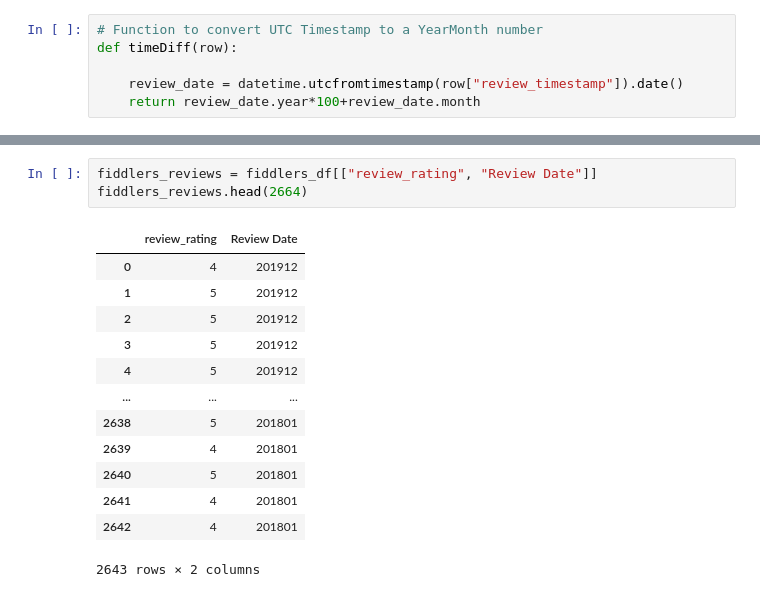
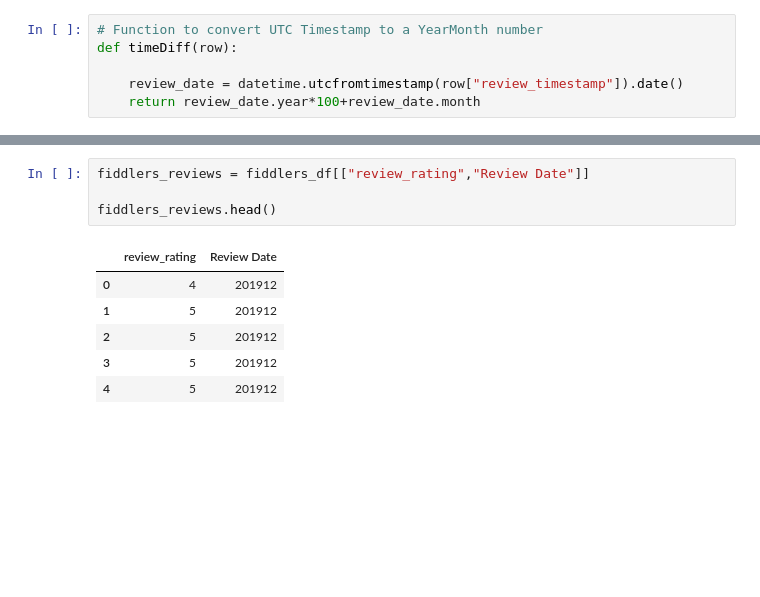
Before and after one commit to mattyk33/A-team, a Jupyter notebook: ATeamProjectPy.ipynb, the cells around one changed output, grey strips where cells are left out. Drawn from its saved outputs; the diff is of its cells as text; blank space fills up the shorter version.

```diff
--- a/ATeamProjectPy.ipynb
+++ b/ATeamProjectPy.ipynb
@@ -161,22 +115,16 @@ fiddlers_df.head()
 | 3 | 0x876c86885aa69d39:0xbfc66b3a3b2a... | https://www.google.com/maps/contr... | Nathaly Mora | 111771278008972827620 | NaN | NaN | NaN | ... |
 | 4 | 0x876c86885aa69d39:0xbfc66b3a3b2a... | https://www.google.com/maps/contr... | Chrissy | 117390541915050839567 | NaN | NaN | NaN | ... |
 # %%
-fiddlers_reviews = fiddlers_df[["review_rating", "Review Date"]]
-fiddlers_reviews.head(2664)
+fiddlers_reviews = fiddlers_df[["review_rating","Review Date"]]
+
+fiddlers_reviews.head()
 # %% [output]
 |  | review_rating | Review Date |
 | 0 | 4 | 201912 |
 | 1 | 5 | 201912 |
 | 2 | 5 | 201912 |
 | 3 | 5 | 201912 |
 | 4 | 5 | 201912 |
-| ... | ... | ... |
-| 2638 | 5 | 201801 |
-| 2639 | 4 | 201801 |
-| 2640 | 5 | 201801 |
-| 2641 | 4 | 201801 |
-| 2642 | 4 | 201801 |
-2643 rows × 2 columns
 # %%
 #month_counts = fiddlers_reviews['Review Date'].value_counts()
 fiddlers_counts = fiddlers_reviews.copy()
```
Also changed, not shown: parts of 23 cells of this notebook.
